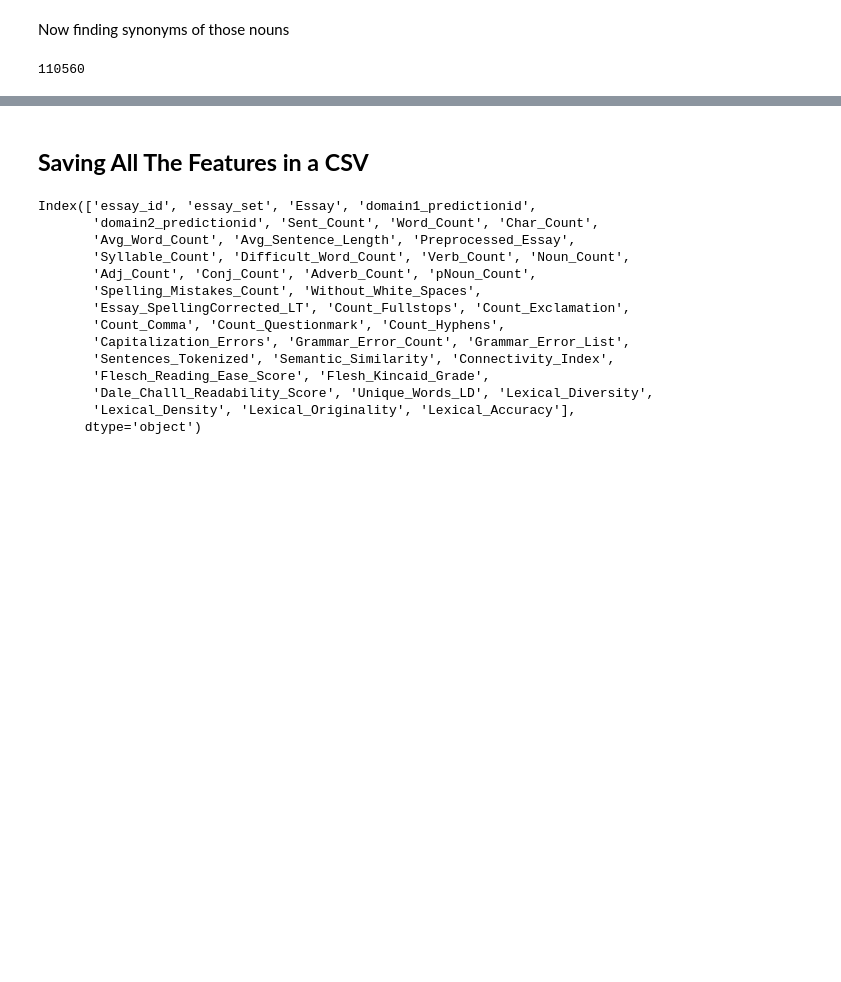
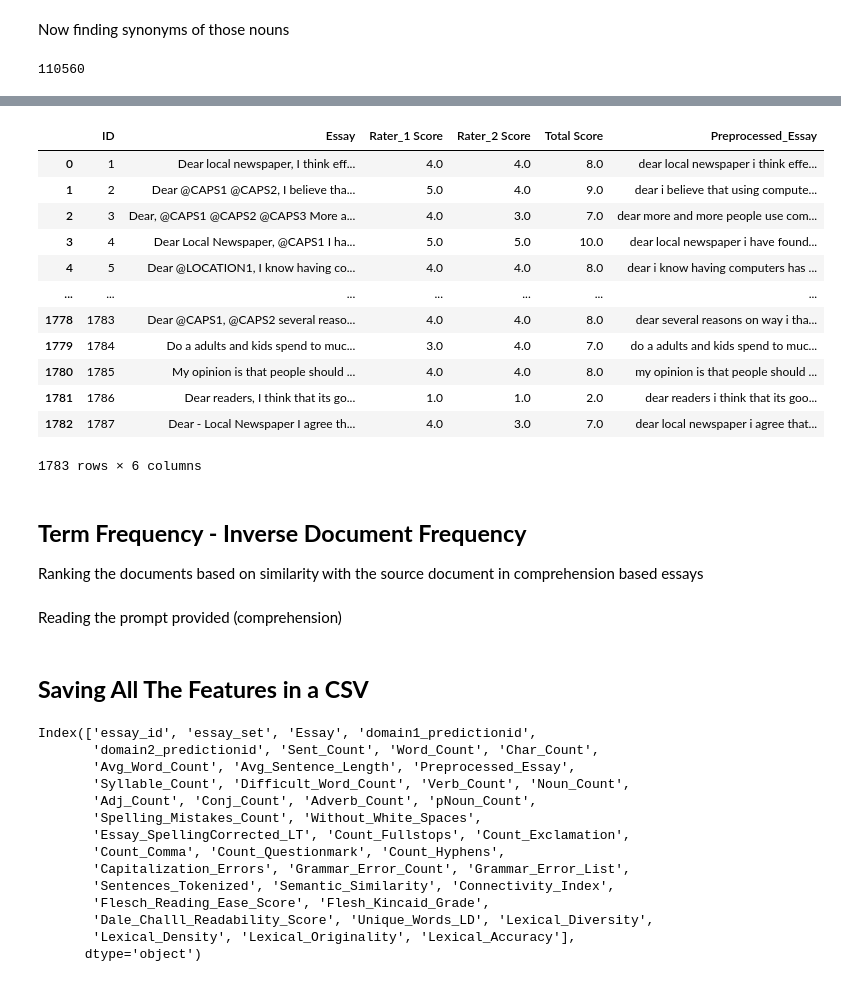
Before and after one commit to mustafabawany/IntelliTech, a Jupyter notebook: Feature_Engineering.ipynb, the cells around one changed output, grey strips where cells are left out. Saved outputs shown, nothing was run; the diff lists cells and outputs as text; code cells hidden in the pictures; blank space fills up the shorter version.

Commit message:
Updated Features & Prompts

```diff
--- a/Feature_Engineering.ipynb
+++ b/Feature_Engineering.ipynb
@@ -1268,0 +1274,35 @@ Data_Essay_01.head()
+# %%
+#Perform pre-processing on the raw data (Essay)
+Data_Essay_01["Preprocessed_Essay"] = Data_Essay_01["Essay"].apply(Remove_NER2)
+Data_Essay_01["Preprocessed_Essay"] = Data_Essay_01["Preprocessed_Essay"].apply(LowerCase_Words)
+# %%
+def Percentage_Passive_Sent(Essay):
+  """
+    Calculate the percentage of passive sentences in an essay
+
+    Args:
+      Essay: Essay of each student
+
+    Returns:
+      will see
+  """
+  # tokenize the text into sentences
+  sentences = nltk.sent_tokenize(Essay)
+  passive_sent_count=0
+  active_sent_count=0
+  for sentence in sentences:
+    tags = nltk.pos_tag(nltk.word_tokenize(sentence))
+
+    # print(tags[1][1])
+    if len(tags) >= 2 and  (tags[1][1] == 'VBN' or tags[1][1] == 'VBD' or tags[1][1] == 'VBG'  ):
+        passive_sent_count += 1
+    else:
+        active_sent_count += 1
+  total_sentences = passive_sent_count + active_sent_count
+  percent_passive = passive_sent_count / total_sentences * 100
+  print(f"Percentage of passive sentences: {percent_passive:.2f}%")
+  return percent_passive
+  # print("\n")
+# %%
+# text=Data_Essay_01['Preprocessed_Essay'][0]
+Data_Essay_01['Percentage_Passive_Sent'] = Data_Essay_01["Preprocessed_Essay"].apply(Percentage_Passive_Sent)
@@ -1268,0 +1321,21 @@ Data_Essay_01.head()
+# %%
+#Perform pre-processing on the raw data (Essay)
+Data_Essay_01["Preprocessed_Essay"] = Data_Essay_01["Essay"].apply(Remove_NER2)
+Data_Essay_01["Preprocessed_Essay"] = Data_Essay_01["Preprocessed_Essay"].apply(LowerCase_Words)
+Data_Essay_01["Preprocessed_Essay"] = Data_Essay_01["Preprocessed_Essay"].apply(Remove_Punctuations)
+Data_Essay_01["Preprocessed_Essay"] = Data_Essay_01["Preprocessed_Essay"].apply(Remove_Special_Characters)
+Data_Essay_01["Preprocessed_Essay"] = Data_Essay_01["Preprocessed_Essay"].apply(Remove_Special_Characters)
+# %% [output]
+|  | ID | Essay | Rater_1 Score | Rater_2 Score | Total Score | Preprocessed_Essay |
+| 0 | 1 | Dear local newspaper, I think eff... | 4.0 | 4.0 | 8.0 | dear local newspaper i think effe... |
+| 1 | 2 | Dear @CAPS1 @CAPS2, I believe tha... | 5.0 | 4.0 | 9.0 | dear i believe that using compute... |
+| 2 | 3 | Dear, @CAPS1 @CAPS2 @CAPS3 More a... | 4.0 | 3.0 | 7.0 | dear more and more people use com... |
+| 3 | 4 | Dear Local Newspaper, @CAPS1 I ha... | 5.0 | 5.0 | 10.0 | dear local newspaper i have found... |
+| 4 | 5 | Dear @LOCATION1, I know having co... | 4.0 | 4.0 | 8.0 | dear i know having computers has ... |
+| ... | ... | ... | ... | ... | ... | ... |
+| 1778 | 1783 | Dear @CAPS1, @CAPS2 several reaso... | 4.0 | 4.0 | 8.0 | dear several reasons on way i tha... |
+| 1779 | 1784 | Do a adults and kids spend to muc... | 3.0 | 4.0 | 7.0 | do a adults and kids spend to muc... |
+| 1780 | 1785 | My opinion is that people should ... | 4.0 | 4.0 | 8.0 | my opinion is that people should ... |
+| 1781 | 1786 | Dear readers, I think that its go... | 1.0 | 1.0 | 2.0 | dear readers i think that its goo... |
+| 1782 | 1787 | Dear - Local Newspaper I agree th... | 4.0 | 3.0 | 7.0 | dear local newspaper i agree that... |
+1783 rows × 6 columns
@@ -1268,0 +1365,5 @@ Data_Essay_01.head()
+# %% [markdown]
+## **Term Frequency - Inverse Document Frequency**
+Ranking the documents based on similarity with the source document in comprehension based essays
+# %% [markdown]
+Reading the prompt provided (comprehension)
```
Also changed, not shown: parts of 23 cells of this notebook, 4 other files.
